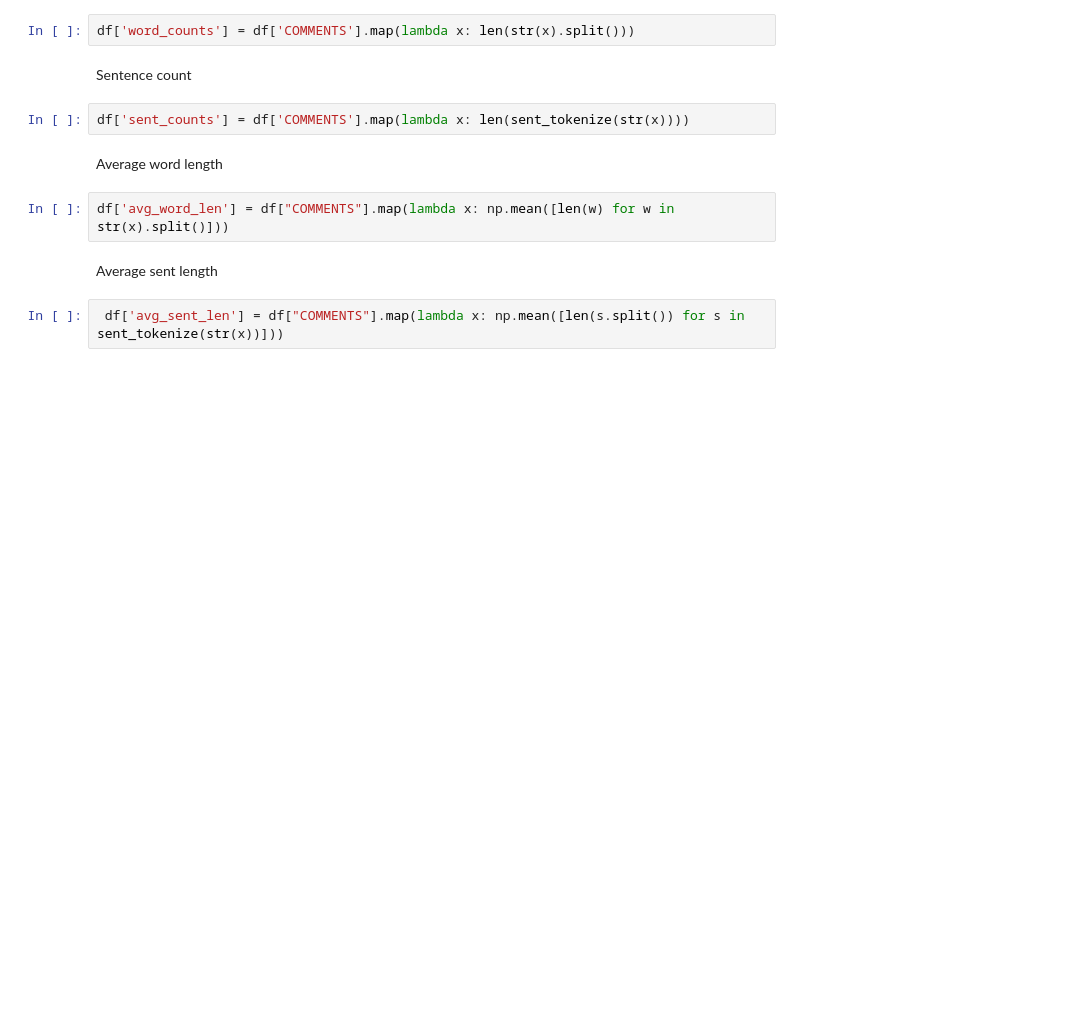
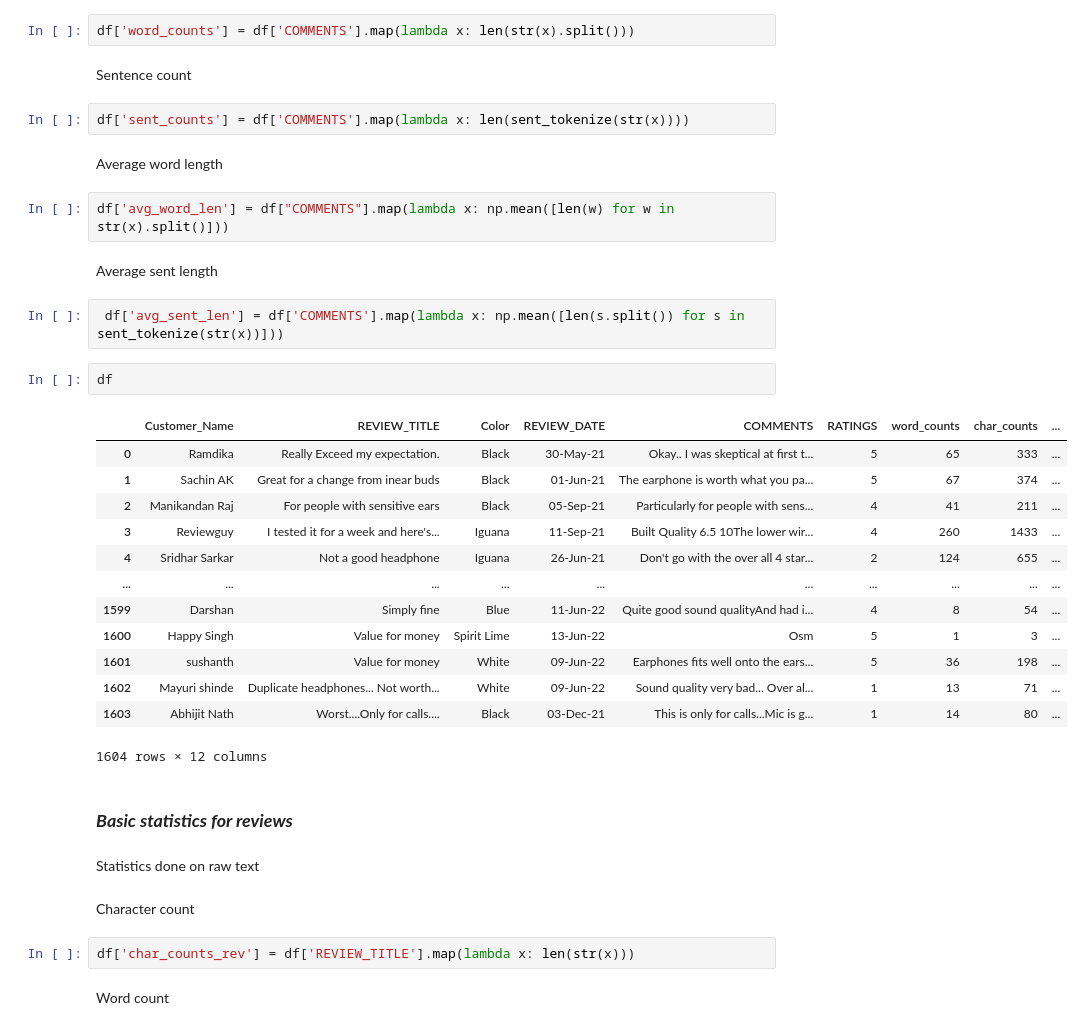
Before and after one commit to MariuszAndziak/Headphone_reviews, a Jupyter notebook: 01_EDA.ipynb, the cells around one changed output. Saved outputs shown, nothing was run; the diff lists cells and outputs as text; blank space fills up the shorter version.

```diff
--- a/01_EDA.ipynb
+++ b/01_EDA.ipynb
@@ -124,4 +136,30 @@ df['avg_word_len'] = df["COMMENTS"].map(lambda x: np.mean([len(w) for w in str(x
 # %% [markdown]
 Average sent length
 # %%
- df['avg_sent_len'] = df["COMMENTS"].map(lambda x: np.mean([len(s.split()) for s in sent_tokenize(str(x))]))
+ df['avg_sent_len'] = df['COMMENTS'].map(lambda x: np.mean([len(s.split()) for s in sent_tokenize(str(x))]))
+# %%
+df
+# %% [output]
+|  | Customer_Name | REVIEW_TITLE | Color | REVIEW_DATE | COMMENTS | RATINGS | word_counts | char_counts | ... |
+| 0 | Ramdika | Really Exceed my expectation. | Black | 30-May-21 | Okay.. I was skeptical at first t... | 5 | 65 | 333 | ... |
+| 1 | Sachin AK | Great for a change from inear buds | Black | 01-Jun-21 | The earphone is worth what you pa... | 5 | 67 | 374 | ... |
+| 2 | Manikandan Raj | For people with sensitive ears | Black | 05-Sep-21 | Particularly for people with sens... | 4 | 41 | 211 | ... |
+| 3 | Reviewguy | I tested it for a week and here's... | Iguana | 11-Sep-21 | Built Quality 6.5 10The lower wir... | 4 | 260 | 1433 | ... |
+| 4 | Sridhar Sarkar | Not a good headphone | Iguana | 26-Jun-21 | Don't go with the over all 4 star... | 2 | 124 | 655 | ... |
+| ... | ... | ... | ... | ... | ... | ... | ... | ... | ... |
+| 1599 | Darshan | Simply fine | Blue | 11-Jun-22 | Quite good sound qualityAnd had i... | 4 | 8 | 54 | ... |
+| 1600 | Happy Singh | Value for money | Spirit Lime | 13-Jun-22 | Osm | 5 | 1 | 3 | ... |
+| 1601 | sushanth | Value for money | White | 09-Jun-22 | Earphones fits well onto the ears... | 5 | 36 | 198 | ... |
+| 1602 | Mayuri shinde | Duplicate headphones... Not worth... | White | 09-Jun-22 | Sound quality very bad... Over al... | 1 | 13 | 71 | ... |
+| 1603 | Abhijit Nath | Worst....Only for calls.... | Black | 03-Dec-21 | This is only for calls...Mic is g... | 1 | 14 | 80 | ... |
+1604 rows × 12 columns
+# %% [markdown]
+### ***Basic statistics for reviews*** ###
+# %% [markdown]
+Statistics done on raw text
+# %% [markdown]
+Character count
+# %%
+df['char_counts_rev'] = df['REVIEW_TITLE'].map(lambda x: len(str(x)))
+# %% [markdown]
+Word count
```
Also changed, not shown: parts of 26 cells of this notebook, 1 other file.
